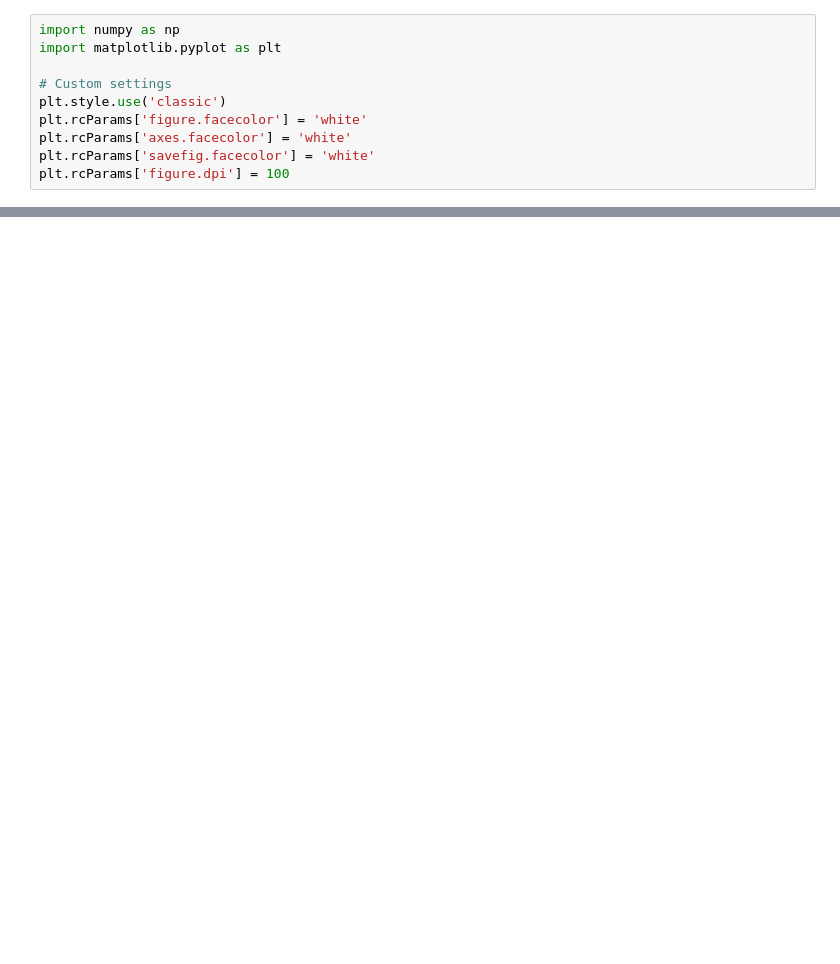
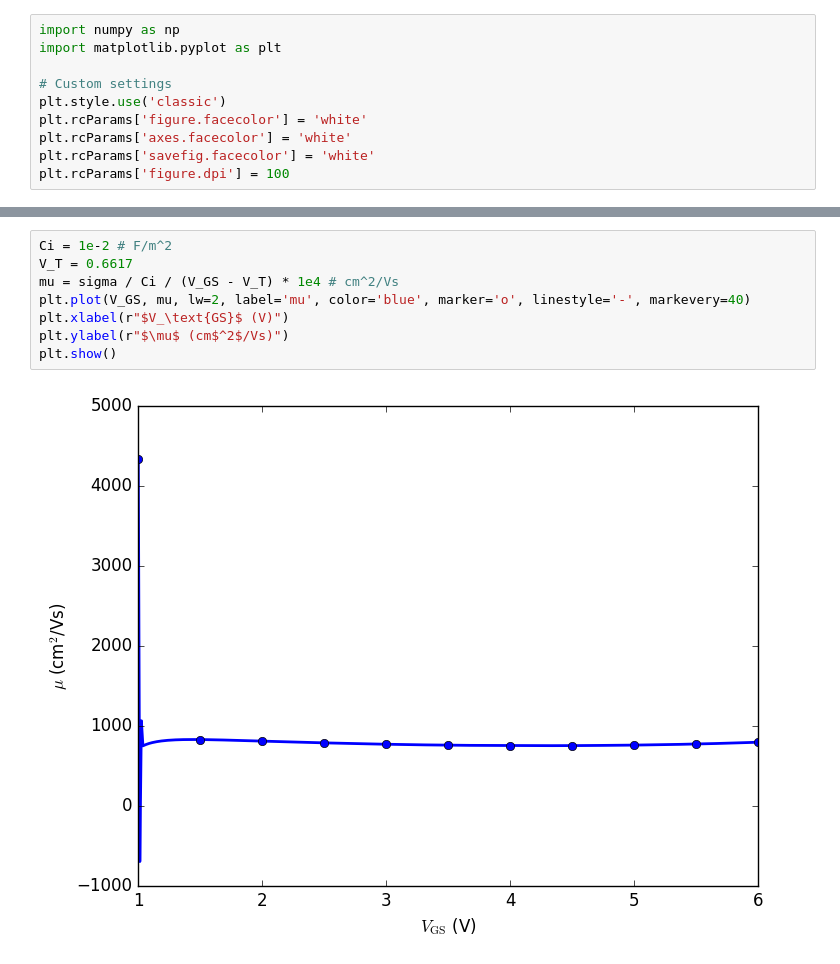
Before and after one commit to phamtrungkien8904/BachelorThesis, a Jupyter notebook: ALD1106/mobility.ipynb, the cells around one changed output, grey strips where cells are left out. Saved outputs shown, nothing was run; the diff lists cells and outputs as text; blank space fills up the shorter version.

```diff
--- a/ALD1106/mobility.ipynb
+++ b/ALD1106/mobility.ipynb
@@ -24,0 +25,10 @@ plt.show()
+# %%
+Ci = 1e-2 # F/m^2
+V_T = 0.6617
+mu = sigma / Ci / (V_GS - V_T) * 1e4 # cm^2/Vs
+plt.plot(V_GS, mu, lw=2, label='mu', color='blue', marker='o', linestyle='-', markevery=40)
+plt.xlabel(r"$V_\text{GS}$ (V)")
+plt.ylabel(r"$\mu$ (cm$^2$/Vs)")
+plt.show()
+# %% [output]
+[figure, added]
```
Also changed, not shown: parts of 1 cell of this notebook, 5 other files.
